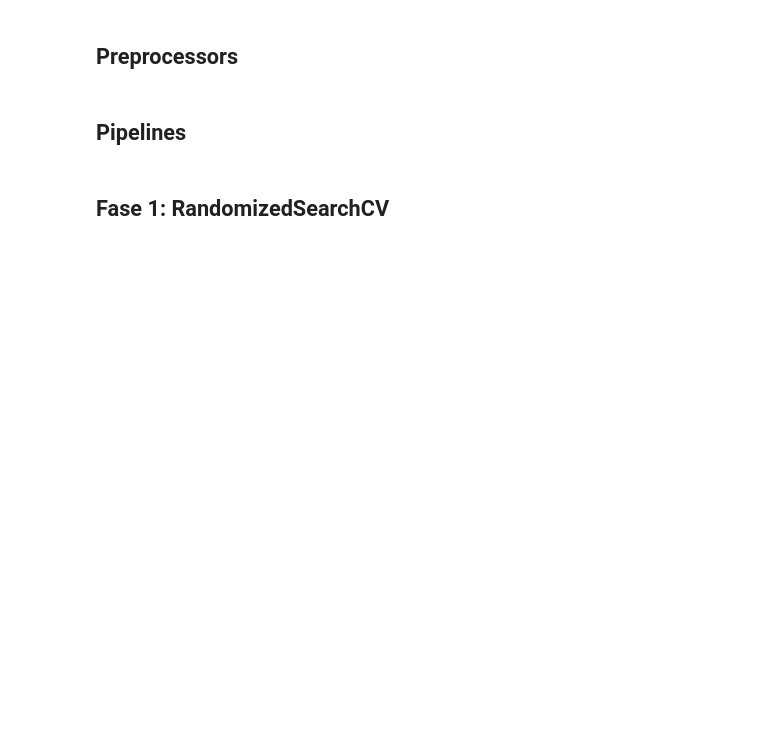
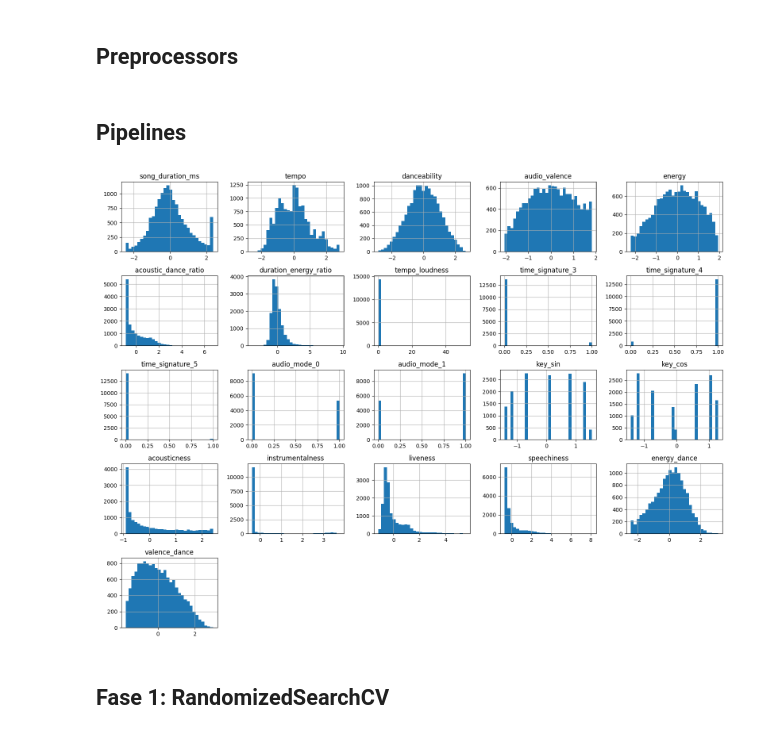
Before and after one commit to OdessaA/DataScience_SongPrediction, a Jupyter notebook: Prep & model.ipynb, the cells around one changed output. Drawn from its saved outputs; the diff is of its cells as text; code cells hidden in the pictures; blank space fills up the shorter version.

```diff
--- a/Prep & model.ipynb
+++ b/Prep & model.ipynb
@@ -22 +32,3 @@ df = pd.read_csv("/Users/odessa/Desktop/Applied Data Science & AI/Data Science/C
+# %%
+df = df[df['time_signature'] > 1]
 # %%
@@ -26,7 +39,7 @@ target = 'song_popularity'
 ### Phase 3: Data Preparation
 # %%
 # 2 nummers droppen
-df = df.drop([7119, 11171]).reset_index(drop=True)
+#df = df.drop([7119, 11171]).reset_index(drop=True)
 # %%
 print(f"Totaal aantal waardes in de dataframe vóór het verwijderen van dubbele waardes uit song_name en song_duration_ms: {len(df)}")
 
@@ -183,18 +220,6 @@ feature_engineering = FunctionTransformer(nieuwe_features, validate=False)
 X_train, X_test, y_train, y_test = train_test_split(
    X, y, test_size=0.2, random_state = 42
 )
-# %%
-# Kolommen indelen
-kolommen_winsoriseren = ['song_duration_ms', 'loudness', 'tempo']
-categorische_kolommen = ['time_signature', 'audio_mode']
-cyclische_kolommen = ['key']
-
-# Alle numerieke kolommen behalve target
-numerieke_kolommen = X.select_dtypes(include=['int64', 'float64']).columns.tolist()
-overige_kolommen = [
-    c for c in numerieke_kolommen
-    if c not in kolommen_winsoriseren + categorische_kolommen + cyclische_kolommen
-]
 # %%
 print("Numeriek:", numerieke_kolommen)
 print("Overige:", overige_kolommen)
@@ -260,6 +302,24 @@ random_forest_pipeline = Pipeline([
 # Trainen en evalueren
 lineair_pipeline.fit(X_train, y_train)
 y_pred = lineair_pipeline.predict(X_test)
+# %%
+# Apply only preprocessing (exclude model)
+X_transformed = lineair_pipeline[:-1].fit_transform(X)
+
+# Get all feature names robustly
+feature_names = get_feature_names_from_column_transformer(
+    lineair_pipeline.named_steps['preprocess']
+)
+
+# Make DataFrame
+df_transformed = pd.DataFrame(X_transformed, columns=feature_names)
+
+# Plot histograms
+df_transformed.hist(figsize=(16, 12), bins=30)
+plt.tight_layout()
+plt.show()
+# %% [output]
+[figure, added]
 # %% [markdown]
 ## Fase 1: RandomizedSearchCV
 # %%
```
Also changed, not shown: parts of 18 cells of this notebook, 3 other files.
